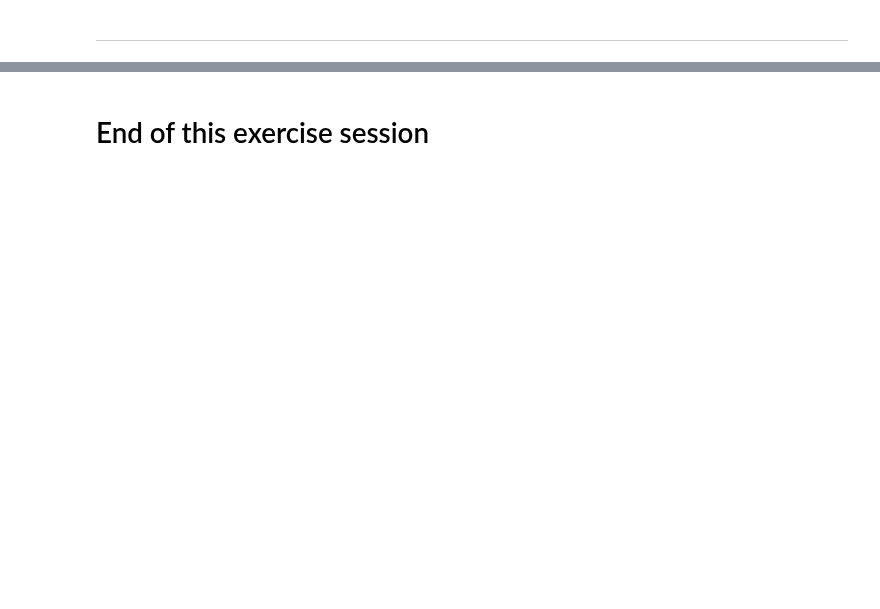
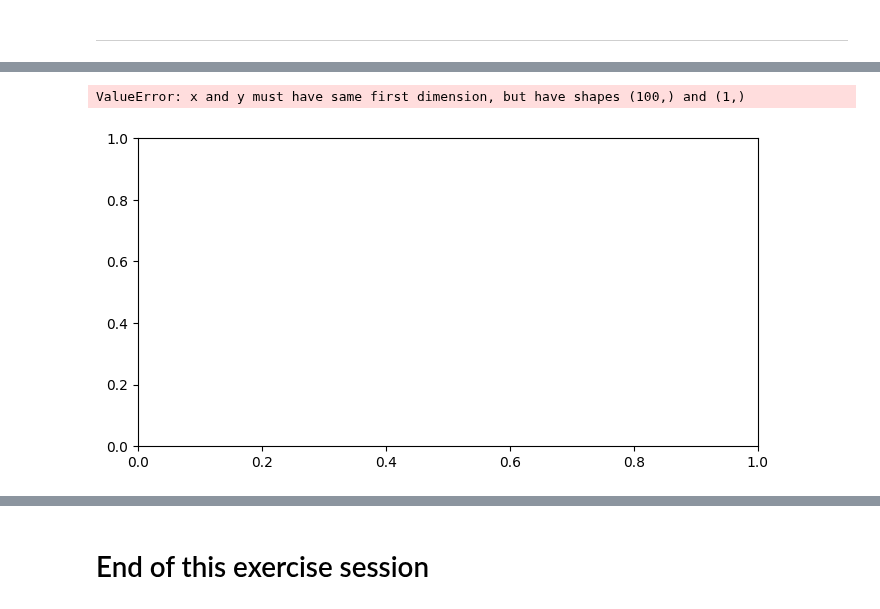
Before and after one commit to ManteLab/Iton_notebooks_public, a Jupyter notebook: 2_iton_passive_mem_properties.ipynb, the cells around one changed output, grey strips where cells are left out. Saved outputs shown, nothing was run; the diff lists cells and outputs as text; code cells hidden in the pictures; blank space fills up the shorter version.

Commit message:
uploaded reindexed notebooks 0 and 1
at the time of merging https://github.com/ManteLab/ItoN/pull/13

```diff
--- a/2_iton_passive_mem_properties.ipynb
+++ b/2_iton_passive_mem_properties.ipynb
@@ -513,0 +389,7 @@ Until then, consider a neuron that does have a threshold to trigger action poten
+# %%
+# We want to simulate 100 ms of charging with a time step of 1 ms
+t = np.arange(0, 100, 1)
+Vs = 5  # The value of the voltage source is 1 V
+V0 = 0  # The initial voltage across the capacitor is 0 V
+R = 10000  # The resistance is 10 kOhm
+C = 0.000001 # The capacitance is 1 mF
@@ -513,0 +440,15 @@ Until then, consider a neuron that does have a threshold to trigger action poten
+# %%
+# Simulate the charging and discharging of the RC circuit
+
+# We define the time step for the simulation of 1 ms
+dt = 0.001
+
+# We define the initial conditions for the charging and discharging
+Vs_charging, Vs_discharging = 5, 0
+V0_charging, V0_discharging = 0, 3
+
+
+Vc_euler_charging    = ...
+Vc_euler_discharging = ...
+Vc_exact_charging    = ...
+Vc_exact_discharging = ...
@@ -513,0 +459,23 @@ Until then, consider a neuron that does have a threshold to trigger action poten
+# %%
+if platform == 'notebook':
+    %matplotlib inline
+
+# clear the plot
+plt.close()
+px = 1/plt.rcParams['figure.dpi']  # pixel in inches
+fig, ax = plt.subplots(figsize=(800*px, 400*px))
+ax.plot(t, Vc_euler_charging,    label='Charging - Euler\'s',    linestyle='solid', linewidth=400*px)
+ax.plot(t, Vc_exact_charging,    label='Charging - Exact',       linestyle='dashed', linewidth=400*px)
+ax.plot(t, Vc_euler_discharging, label='Discharging - Euler\'s', linestyle='solid', linewidth=400*px)
+ax.plot(t, Vc_exact_discharging, label='Discharging - Exact',    linestyle='dashed', linewidth=400*px, color='black')
+# plot a line at Vs
+ax.axhline(y=Vs, color='r', linestyle='--', label='Vs charging')
+ax.set_xlabel('Time (ms)')
+ax.set_ylabel(r'$V_C$ (V)')
+ax.set_title(fr'RC Circuit Charging - $V_S={Vs} V$, $R={R} \Omega$, $C={C} F$')
+ax.legend()
+plt.grid()
+plt.show()
+# %% [output]
+ValueError: x and y must have same first dimension, but have shapes (100,) and (1,)
+[figure, added]
```
Also changed, not shown: parts of 94 cells of this notebook, 2 other files.
